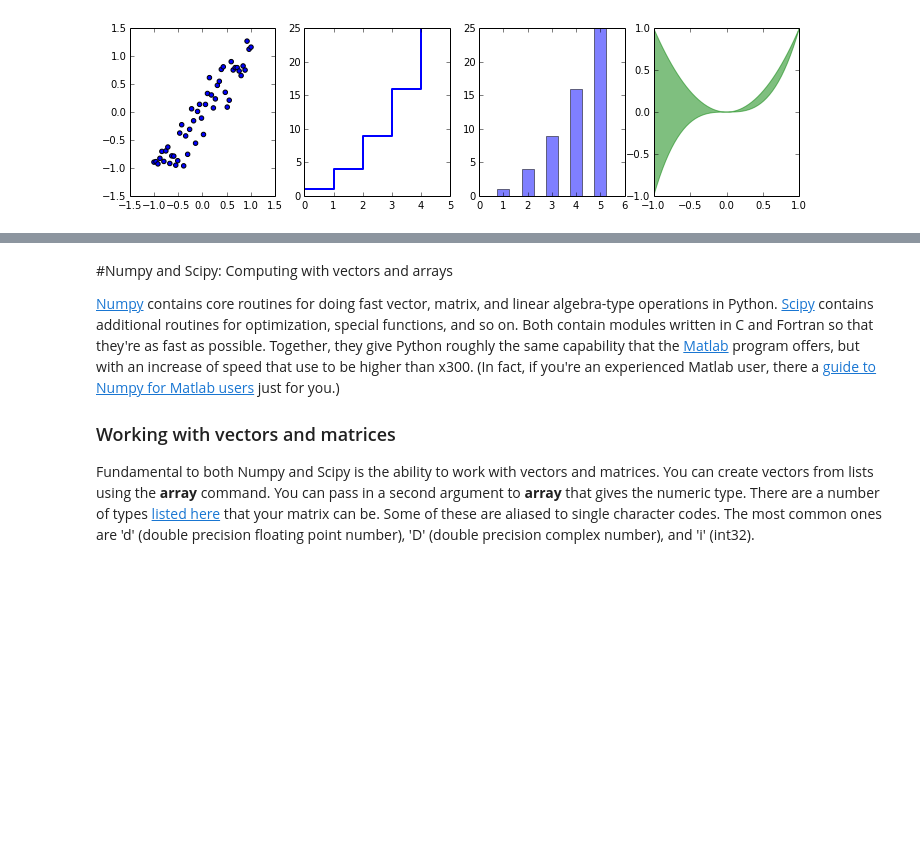
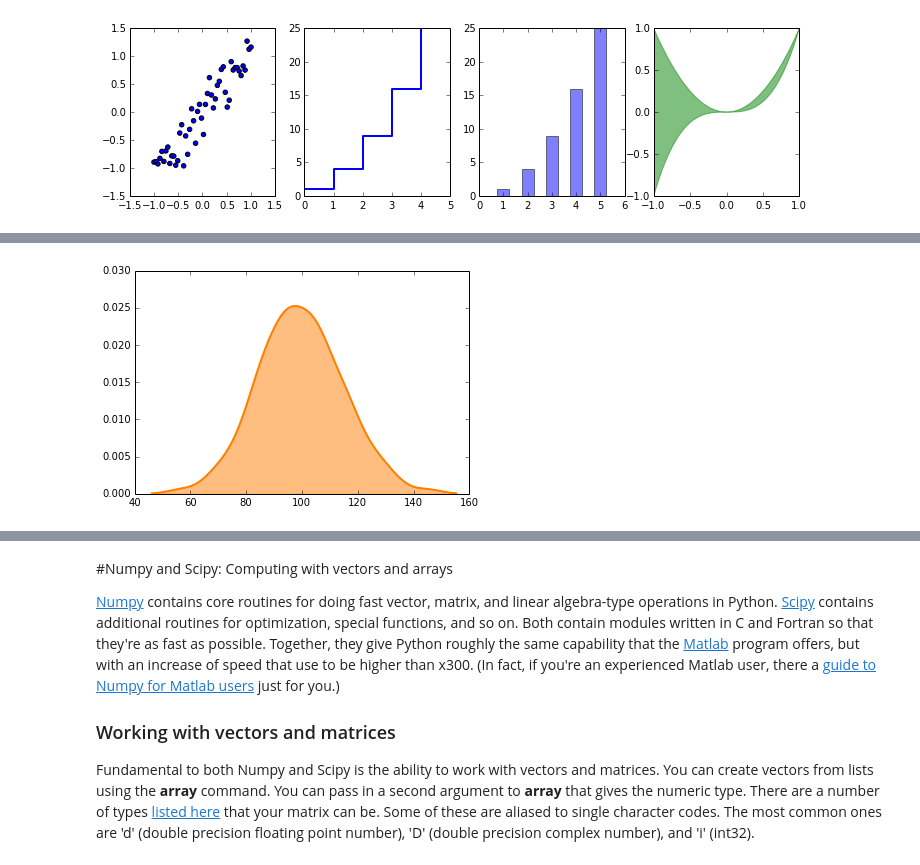
Before and after one commit to jpcolino/Python-for-Data-Analysis-and-Statistical-Modelling, a Jupyter notebook: Day01_Python_Programming.ipynb, the cells around one changed output, grey strips where cells are left out. Saved outputs shown, nothing was run; the diff lists cells and outputs as text; code cells hidden in the pictures; blank space fills up the shorter version.

```diff
--- a/Day01_Python_Programming.ipynb
+++ b/Day01_Python_Programming.ipynb
@@ -953,0 +953,8 @@ NameError: global name 'cos' is not defined
+# %%
+density = stats.kde.gaussian_kde(x)
+xd = np.linspace(min(x)-10, max(x)+10, 100)
+plt.plot(xd, density(xd), lw=2, color='#FF7F00') #line
+plt.fill_between(xd, 0, density(xd), alpha=0.5, color='#FF7F00')
+plt.show()
+# %% [output]
+[figure, added]
```
Also changed, not shown: parts of 9 cells of this notebook.
